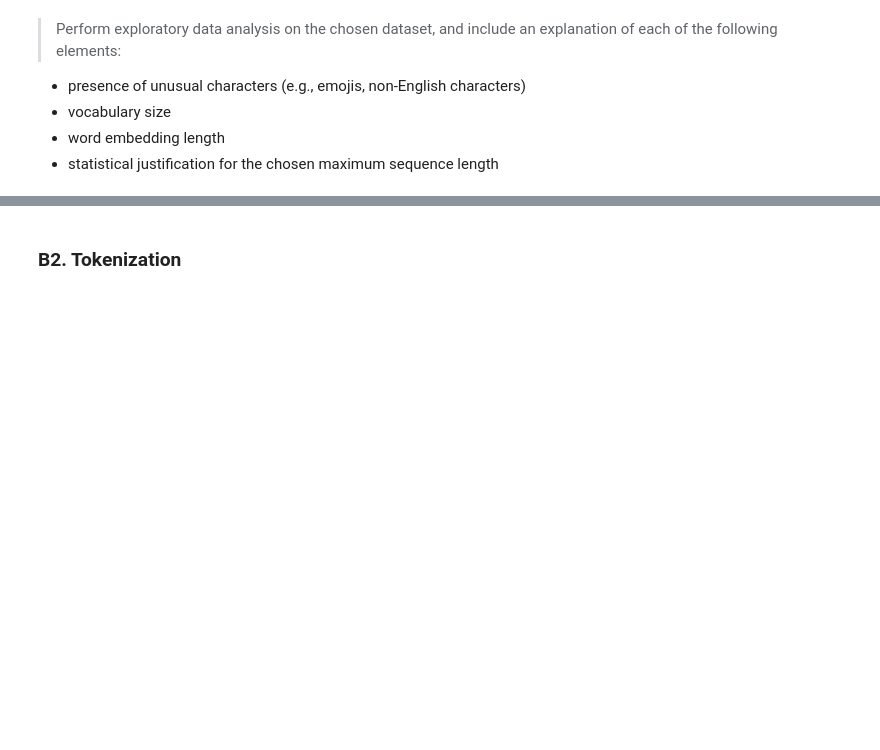
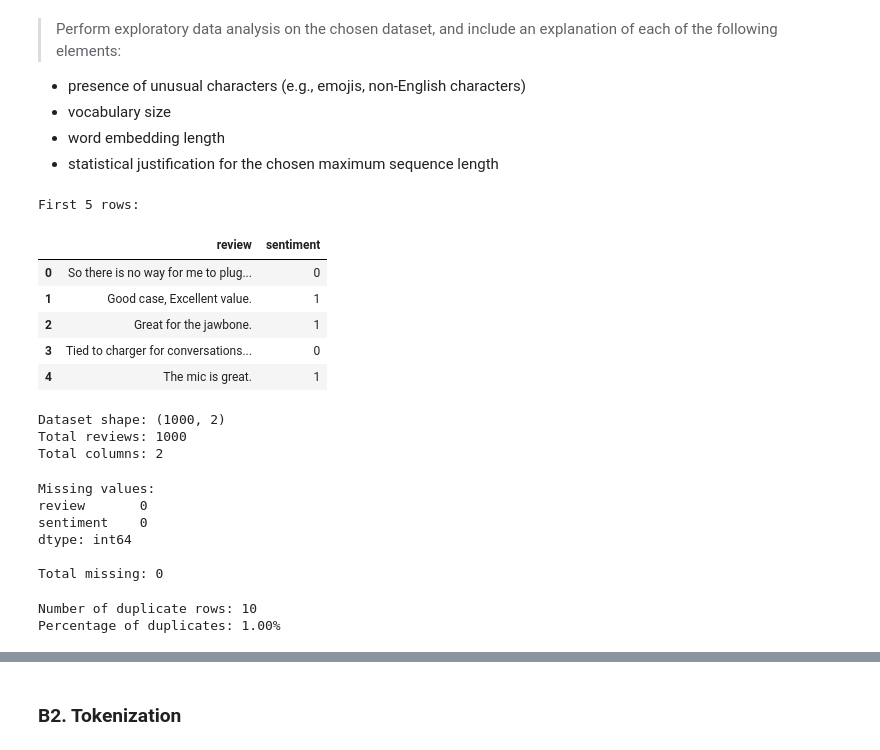
Before and after one commit to smmurdock/Neural-Network-Sentiment-Analysis, a Jupyter notebook: d604_task_2.ipynb, the cells around one changed output, grey strips where cells are left out. Drawn from its saved outputs; the diff is of its cells as text; code cells hidden in the pictures; blank space fills up the shorter version.

```diff
--- a/d604_task_2.ipynb
+++ b/d604_task_2.ipynb
@@ -54,3 +54,12 @@ LSTMs are a type of Recurrent Neural Network (RNN) specifically designed to hand
   * vocabulary size
   * word embedding length
   * statistical justification for the chosen maximum sequence length
+# %%
+# Load libraries
+import pandas as pd
+import numpy as np
+import matplotlib.pyplot as plt
+import seaborn as sns
+
+# Set the display options for better readability
+pd.set_option('display.max_colwidth', 100)
@@ -56,0 +72,40 @@ LSTMs are a type of Recurrent Neural Network (RNN) specifically designed to hand
+# %%
+# View the first few rows
+print("First 5 rows:")
+df.head()
+# %% [output]
+First 5 rows:
+|  | review | sentiment |
+| 0 | So there is no way for me to plug... | 0 |
+| 1 | Good case, Excellent value. | 1 |
+| 2 | Great for the jawbone. | 1 |
+| 3 | Tied to charger for conversations... | 0 |
+| 4 | The mic is great. | 1 |
+# %%
+# Check shape
+print(f"Dataset shape: {df.shape}")
+print(f"Total reviews: {df.shape[0]}")
+print(f"Total columns: {df.shape[1]}")
+# %% [output]
+Dataset shape: (1000, 2)
+Total reviews: 1000
+Total columns: 2
+# %%
+# Check for missing values
+print("Missing values:")
+print(df.isnull().sum())
+print(f"\nTotal missing: {df.isnull().sum().sum()}")
+# %% [output]
+Missing values:
+review       0
+sentiment    0
+dtype: int64
+
+Total missing: 0
+# %%
+# Check for duplicates
+print(f"Number of duplicate rows: {df.duplicated().sum()}")
+print(f"Percentage of duplicates: {df.duplicated().sum() / len(df) * 100:.2f}%")
+# %% [output]
+Number of duplicate rows: 10
+Percentage of duplicates: 1.00%
```
Also changed, not shown: parts of 12 cells of this notebook.
